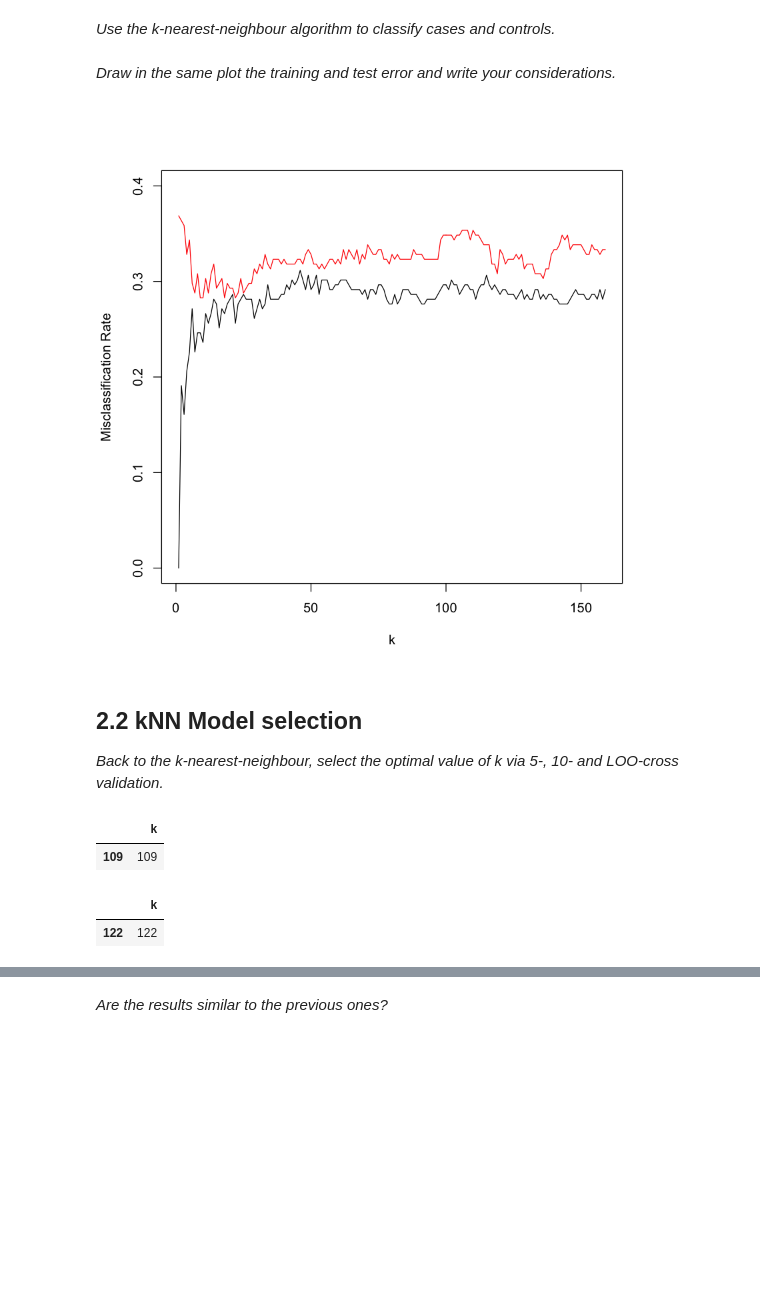
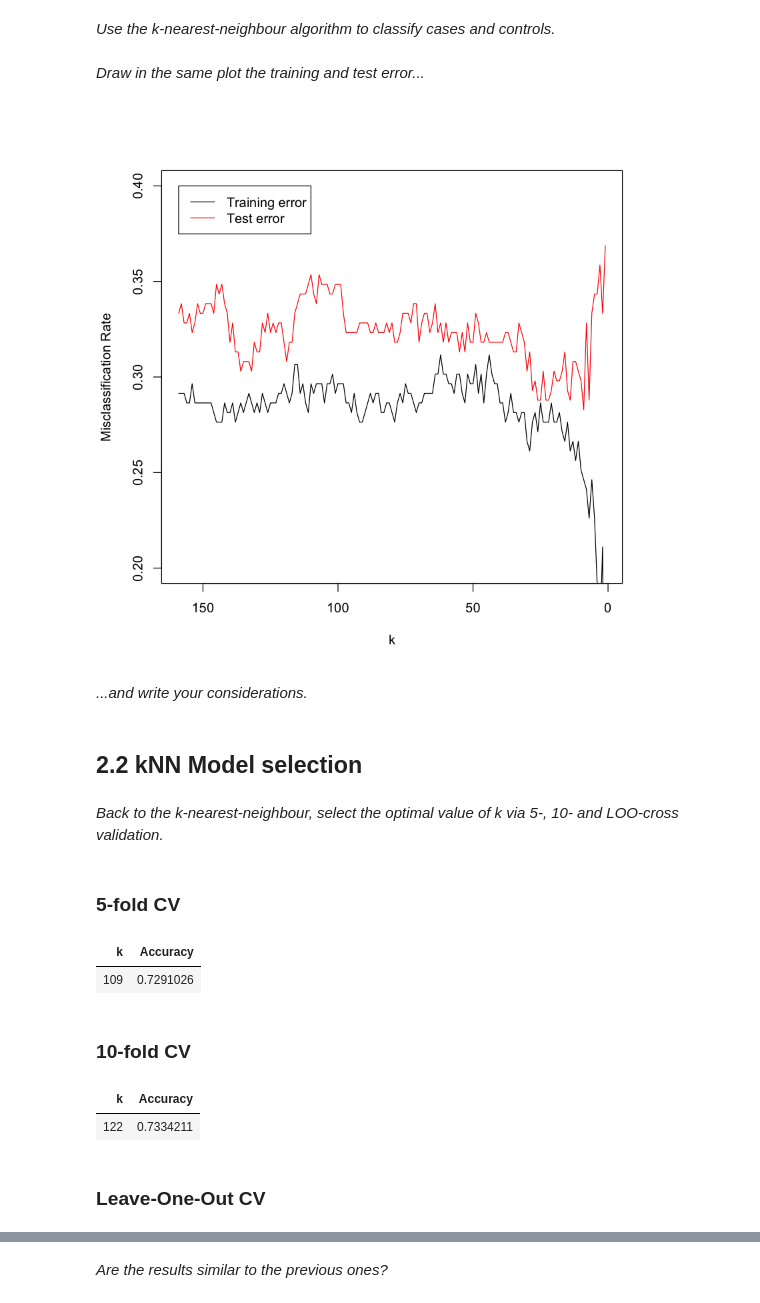
Before and after one commit to jonellingsen/Statistical-learning, a Jupyter notebook: project/Problem 2.ipynb, the cells around one changed output, grey strips where cells are left out. Cells and saved outputs as stored; diff of their text form; code cells hidden in the pictures; blank space fills up the shorter version.

```diff
--- a/project/Problem 2.ipynb
+++ b/project/Problem 2.ipynb
@@ -65,16 +65,21 @@ kNN = function(data, method = 'none', number = NULL, K = Ks) {
 # %%
 knn.models = lapply(Ks, (function (k) kNN(training.data, K = k)))
 # %% [markdown]
-*Draw in the same plot the training and test error and write your considerations.*
+*Draw in the same plot the training and test error...*
 # %%
 knn.models.training.misclassification.rate = MisclassificationRate(knn.models, training.data)
 knn.models.test.misclassification.rate = MisclassificationRate(knn.models, test.data)
 # %%
-plot(x = Ks, y = knn.models.training.misclassification.rate, type = 'l', col = 1, xlab = 'k', ylab = 'Misclassification Rate', ylim = c(0.0, 0.4))
+x.range = rev(range(Ks))
+y.range = c(0.2, 0.4)
+plot(x = Ks, y = knn.models.training.misclassification.rate, type = 'l', col = 1, xlab = 'k', xlim = x.range, ylab = 'Misclassification Rate', ylim = y.range)
 lines(x = Ks, y = knn.models.test.misclassification.rate, type = 'l', col = 2)
+legend(max(x.range), max(y.range), c("Training error", "Test error"), col = c(1, 2), lty = 1)
 # %% [output]
-[figure, old version]
+[figure, new version]
+# %% [markdown]
+*...and write your considerations.*
+# %% [markdown]
+## 2.2 kNN Model selection
 # %% [markdown]
-## 2.2 kNN Model selection
-
 *Back to the k-nearest-neighbour, select the optimal value of k via 5-, 10- and LOO-cross validation.*
@@ -81,15 +91,21 @@ lines(x = Ks, y = knn.models.test.misclassification.rate, type = 'l', col = 2)
+# %% [markdown]
+### 5-fold CV
 # %%
-set.seed(4030)
 knn.cv5.model = kNN(training.data, 'cv', 5)
-knn.cv5.model$bestTune
-# %% [output]
-|  | k |
-| 109 | 109 |
+# %%
+BestTuning(knn.cv5.model)
+# %% [output]
+| k | Accuracy |
+| 109 | 0.7291026 |
+# %% [markdown]
+### 10-fold CV
 # %%
-set.seed(4030)
 knn.cv10.model = kNN(training.data, 'cv', 10)
-knn.cv10.model$bestTune
-# %% [output]
-|  | k |
-| 122 | 122 |
+# %%
+BestTuning(knn.cv10.model)
+# %% [output]
+| k | Accuracy |
+| 122 | 0.7334211 |
+# %% [markdown]
+### Leave-One-Out CV
 # %%
```
Also changed, not shown: parts of 20 cells of this notebook, 7 other files.
